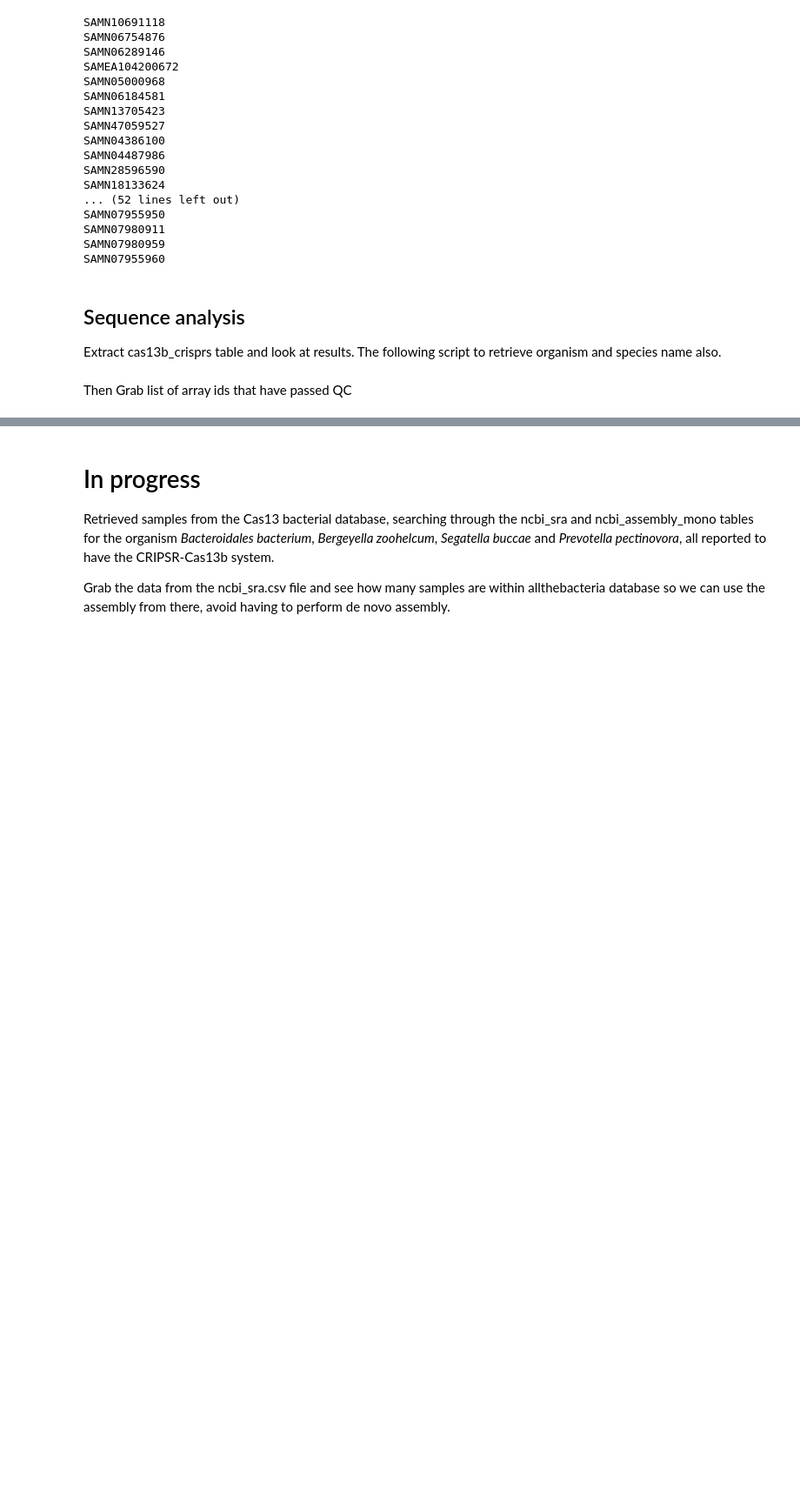
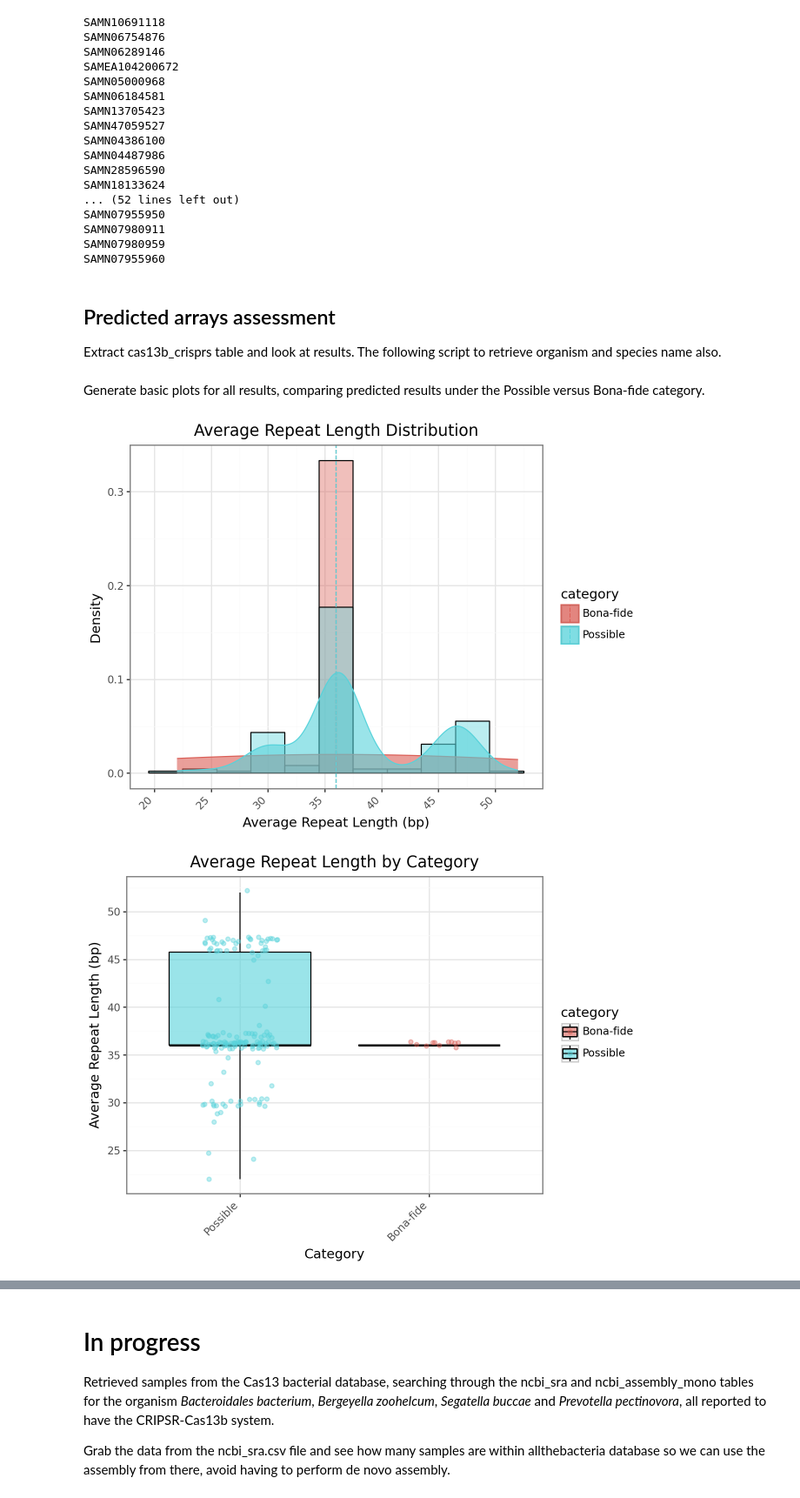
Before and after one commit to rjibengtsson/spacer_analysis, a Jupyter notebook: prelim/premlinary_analysis.ipynb, the cells around one changed output, grey strips where cells are left out. Shown at 87% size. Saved outputs shown, nothing was run; the diff lists cells and outputs as text; code cells hidden in the pictures; blank space fills up the shorter version.

```diff
--- a/prelim/premlinary_analysis.ipynb
+++ b/prelim/premlinary_analysis.ipynb
@@ -270,7 +270,7 @@ SAMN07980911
 SAMN07980959
 SAMN07955960
 # %% [markdown]
-## Sequence analysis
+## Predicted arrays assessment
 
 Extract cas13b_crisprs table and look at results. The following script to retrieve organism and species name also.
 # %%
@@ -280,4 +280,78 @@ psql -U rjbengtsson -d cas13_bacterial_db -c "\COPY (
   JOIN ncbi_assembly AS n ON c.biosampleaccn = n.biosampleaccn
 ) TO 'preliminary_crisprs.csv' CSV HEADER"
 # %% [markdown]
-Then Grab list of array ids that have passed QC
+Generate basic plots for all results, comparing predicted results under the Possible versus Bona-fide category.
+# %%
+import pathlib as Path
+import os
+import numpy as np
+from IPython.display import display
+import modules.database_utils as db_utils
+from plotnine import (ggplot, aes, geom_histogram, geom_density, theme_bw,
+                      labs, theme, element_text, scale_x_continuous, geom_vline,
+                      geom_boxplot, geom_jitter, scale_x_discrete, stat_summary,
+                      scale_y_continuous)
+import matplotlib.pyplot as plt
+
+df = db_utils.read_table_from_db("prelim/analysis/preliminary_crisprs.csv")
+
+# filter away duplicates
+df = df.drop_duplicates(subset=['array_id'])
+
+# Distingush between categories
+df_sub = df[df['category'] != 'Alternative']
+# %%
+breaks = list(range(0, int(df_sub['avgrepeatlen'].max()) + 5, 5))
+
+median_len = (
+    df_sub.groupby('category', as_index=False)['avgrepeatlen']
+    .median()
+    .rename(columns={'avgrepeatlen': 'median_len'})
+)
+
+
+# Create plot
+p_freq = (
+    ggplot(df_sub, aes(x='avgrepeatlen', fill='category')) +
+    geom_histogram(
+        aes(y='..density..'),
+        binwidth=3, position="identity", alpha=0.4, color="black"
+    ) +
+    geom_density(aes(color='category'), alpha=0.6) +
+    geom_vline(
+        data=median_len,
+        mapping=aes(xintercept='median_len', color='category'),
+        linetype='dashed'
+    ) +
+    scale_x_continuous(breaks=breaks) +
+    theme_bw() +
+    labs(
+        title='Average Repeat Length Distribution',
+        x='Average Repeat Length (bp)',
+        y='Density'
+    ) +
+    theme(axis_text_x=element_text(rotation=45, hjust=1))
+)
+
+
+p_box = (
+    ggplot(df_sub, aes(x='category', y='avgrepeatlen', fill='category')) +
+    geom_boxplot(alpha=0.6, color="black") +
+    geom_jitter(aes(color='category'), alpha=0.4, width=0.2) +
+    scale_x_discrete(limits=df_sub['category'].unique()) +
+    scale_y_continuous(breaks=list(range(0, int(df_sub['avgrepeatlen'].max()) + 5, 5))) +
+    theme_bw() +
+    labs(
+        title='Average Repeat Length by Category',
+        x='Category',
+        y='Average Repeat Length (bp)'
+    ) +
+    theme(axis_text_x=element_text(rotation=45, hjust=1))
+)
+
+# # # Show it in Jupyter
+display(p_freq)
+display(p_box)
+# %% [output]
+[figure, added]
+[figure, added]
```
Also changed, not shown: parts of 7 cells of this notebook, 11 other files.
